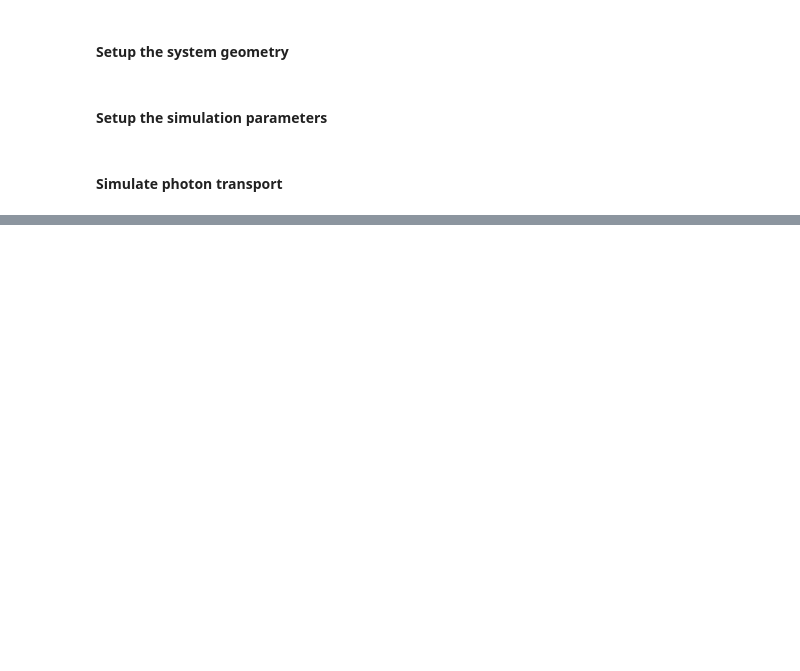
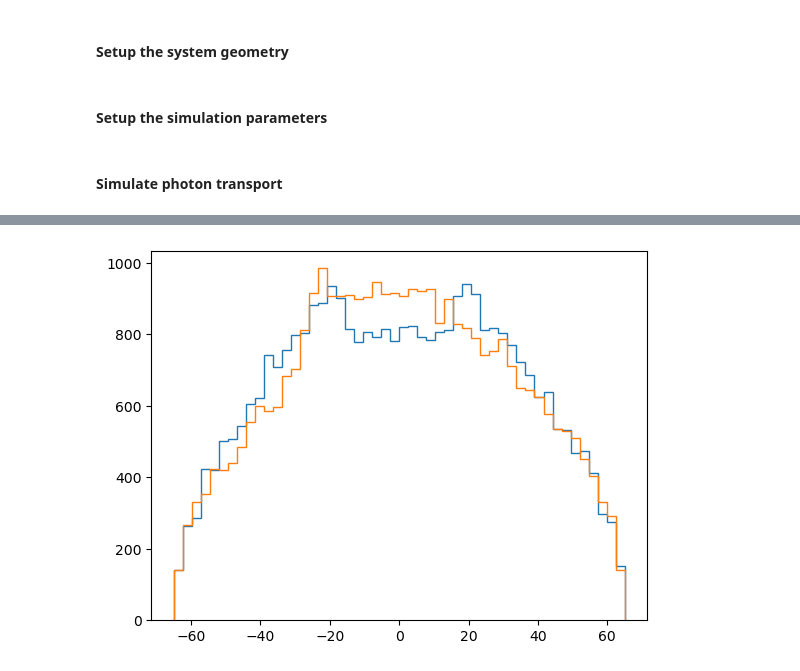
Before and after one commit to acolijn/OptoSim, a Jupyter notebook: notebook/PropagationVerification.ipynb, the cells around one changed output, grey strips where cells are left out. Cells and saved outputs as stored; diff of their text form; code cells hidden in the pictures; blank space fills up the shorter version.

```diff
--- a/notebook/PropagationVerification.ipynb
+++ b/notebook/PropagationVerification.ipynb
@@ -101,0 +104,8 @@ plt.yscale('log')
+# %%
+plt.hist(xb,bins=50,range=(-R,R), histtype='step')
+plt.hist(yb,bins=50,range=(-R,R), histtype='step')
+
+
+plt.yscale('linear')
+# %% [output]
+[figure, added]
```
Also changed, not shown: parts of 8 cells of this notebook, 4 other files.
